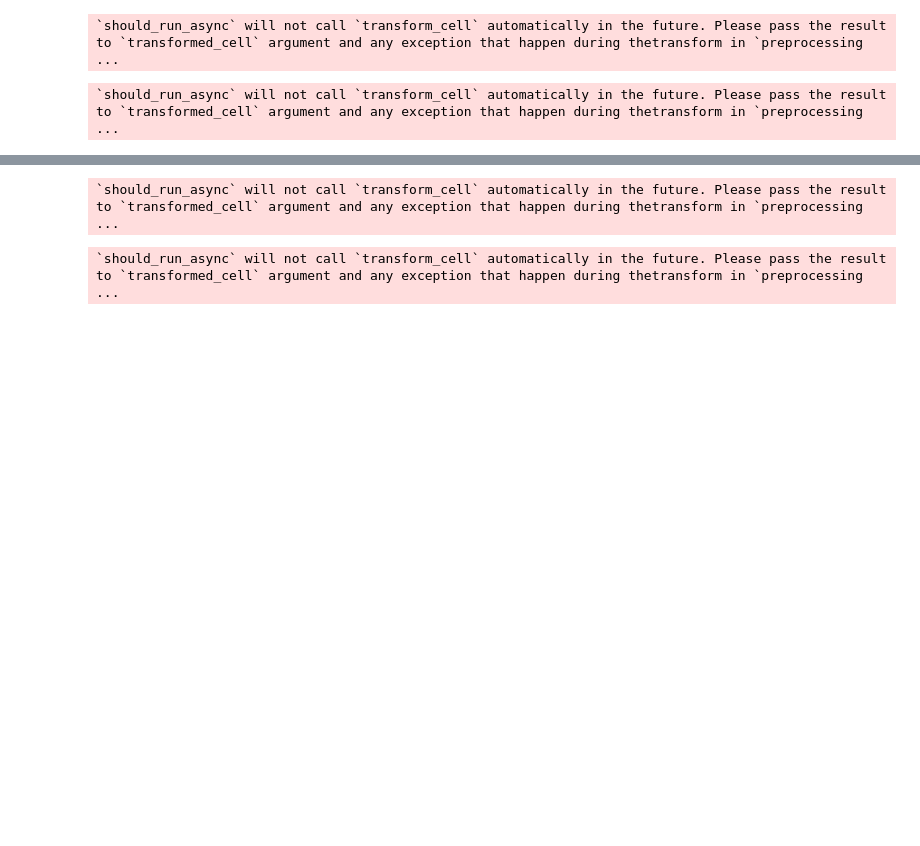
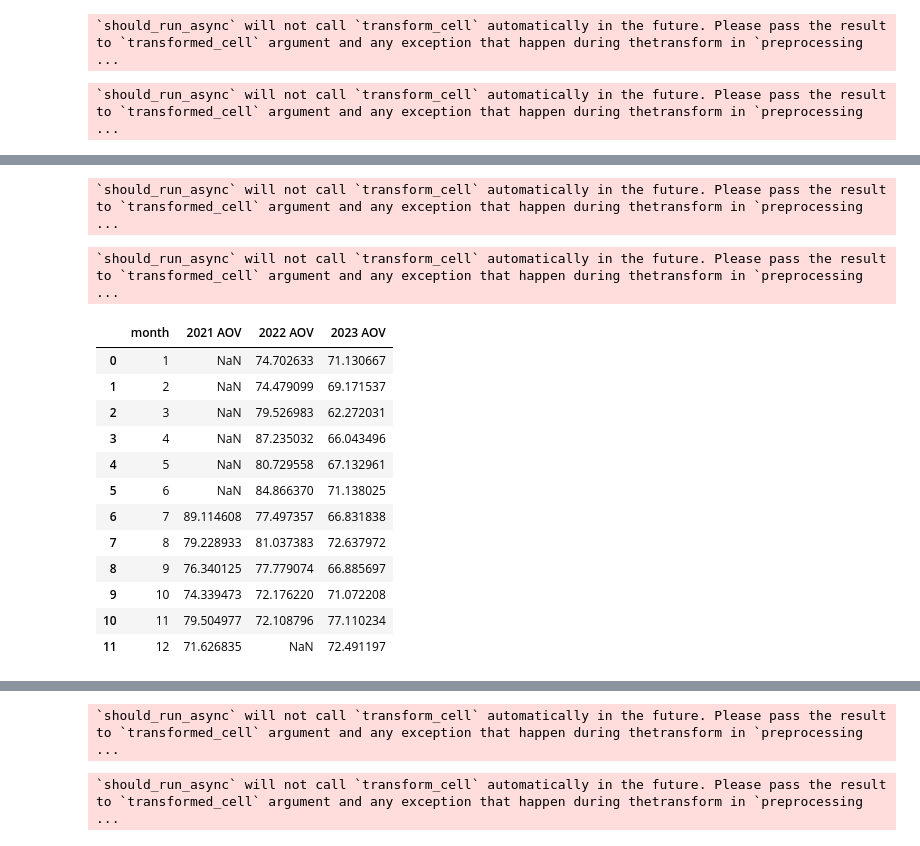
Before and after one commit to yifeiz-bu/Amcon-The-Healthy-Edge-Group-Makreting-Analysis, a Jupyter notebook: Amcon_The_Healthy_Edge_Group_Makreting_EDA_Analysis.ipynb, the cells around one changed output, grey strips where cells are left out. Saved outputs shown, nothing was run; the diff lists cells and outputs as text; code cells hidden in the pictures; blank space fills up the shorter version.

```diff
--- a/Amcon_The_Healthy_Edge_Group_Makreting_EDA_Analysis.ipynb
+++ b/Amcon_The_Healthy_Edge_Group_Makreting_EDA_Analysis.ipynb
@@ -232,0 +308,4 @@ When look at sales on monthly level, we can clearly indentify a seasonality patt
+# %%
+mon_aov_Chamberlins_2021 = basket_data_Chamberlins[basket_data_Chamberlins['year'] == 2021].groupby(['month','Receipt Number']).agg({'Sales': "sum"}).reset_index().groupby(['month']).agg({'Sales': "mean"}).reset_index()
+mon_aov_Chamberlins_2022 = basket_data_Chamberlins[basket_data_Chamberlins['year'] == 2022].groupby(['month','Receipt Number']).agg({'Sales': "sum"}).reset_index().groupby(['month']).agg({'Sales': "mean"}).reset_index()
+mon_aov_Chamberlins_2023 = basket_data_Chamberlins[basket_data_Chamberlins['year'] == 2023].groupby(['month','Receipt Number']).agg({'Sales': "sum"}).reset_index().groupby(['month']).agg({'Sales': "mean"}).reset_index()
@@ -232,0 +325,21 @@ When look at sales on monthly level, we can clearly indentify a seasonality patt
+# %%
+mon_aov_Chamberlins = mon_aov_Chamberlins_2021.merge(mon_aov_Chamberlins_2022, on='month',how='outer',left_index=False,right_index=False).rename(columns={'Sales_x': '2021 AOV','Sales_y':'2022 AOV'}).merge(mon_aov_Chamberlins_2023, on='month',how='outer',left_index=False,right_index=False).rename(columns={'Sales': '2023 AOV'})
+# %% [output]
+`should_run_async` will not call `transform_cell` automatically in the future. Please pass the result to `transformed_cell` argument and any exception that happen during thetransform in `preprocessing ...
+# %%
+mon_aov_Chamberlins
+# %% [output]
+`should_run_async` will not call `transform_cell` automatically in the future. Please pass the result to `transformed_cell` argument and any exception that happen during thetransform in `preprocessing ...
+|  | month | 2021 AOV | 2022 AOV | 2023 AOV |
+| 0 | 1 | NaN | 74.702633 | 71.130667 |
+| 1 | 2 | NaN | 74.479099 | 69.171537 |
+| 2 | 3 | NaN | 79.526983 | 62.272031 |
+| 3 | 4 | NaN | 87.235032 | 66.043496 |
+| 4 | 5 | NaN | 80.729558 | 67.132961 |
+| 5 | 6 | NaN | 84.866370 | 71.138025 |
+| 6 | 7 | 89.114608 | 77.497357 | 66.831838 |
+| 7 | 8 | 79.228933 | 81.037383 | 72.637972 |
+| 8 | 9 | 76.340125 | 77.779074 | 66.885697 |
+| 9 | 10 | 74.339473 | 72.176220 | 71.072208 |
+| 10 | 11 | 79.504977 | 72.108796 | 77.110234 |
+| 11 | 12 | 71.626835 | NaN | 72.491197 |
```
Also changed, not shown: parts of 72 cells of this notebook.
